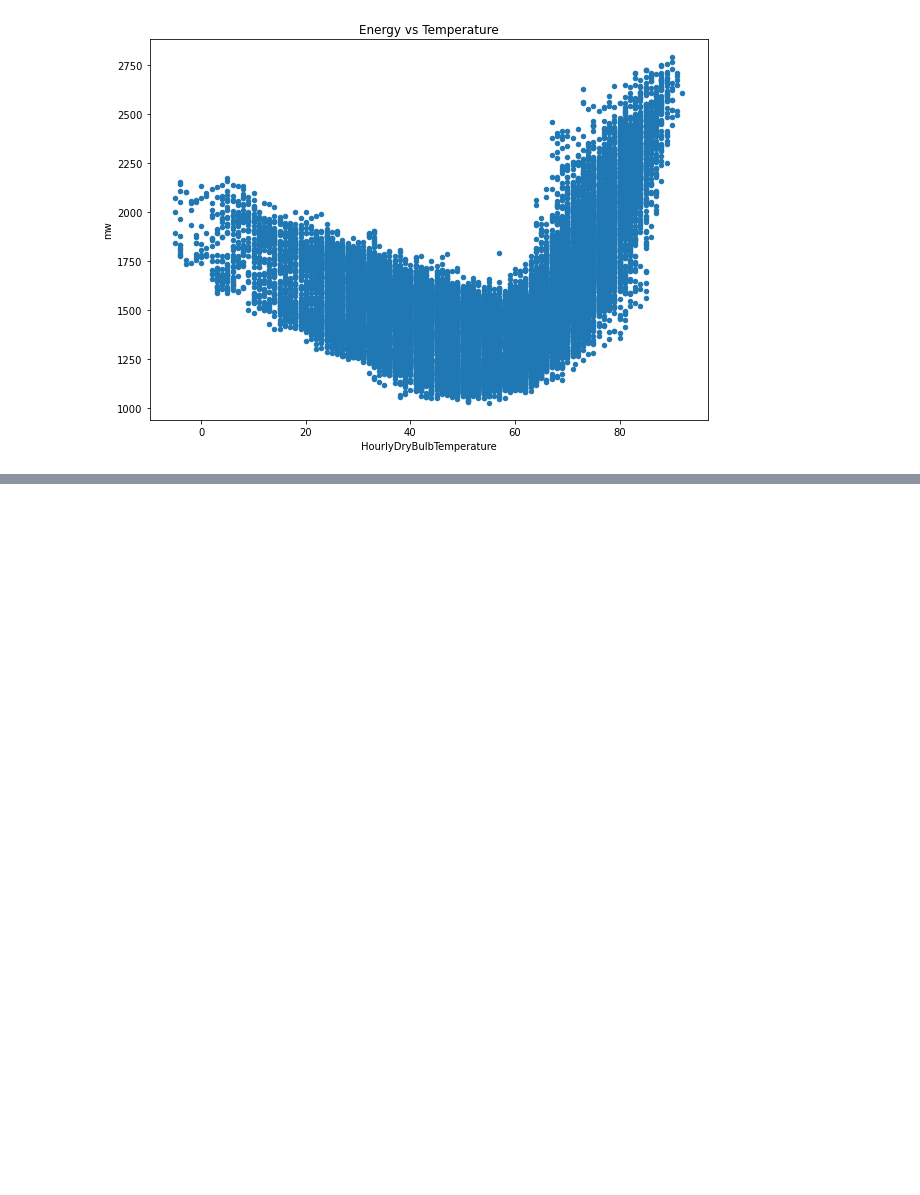
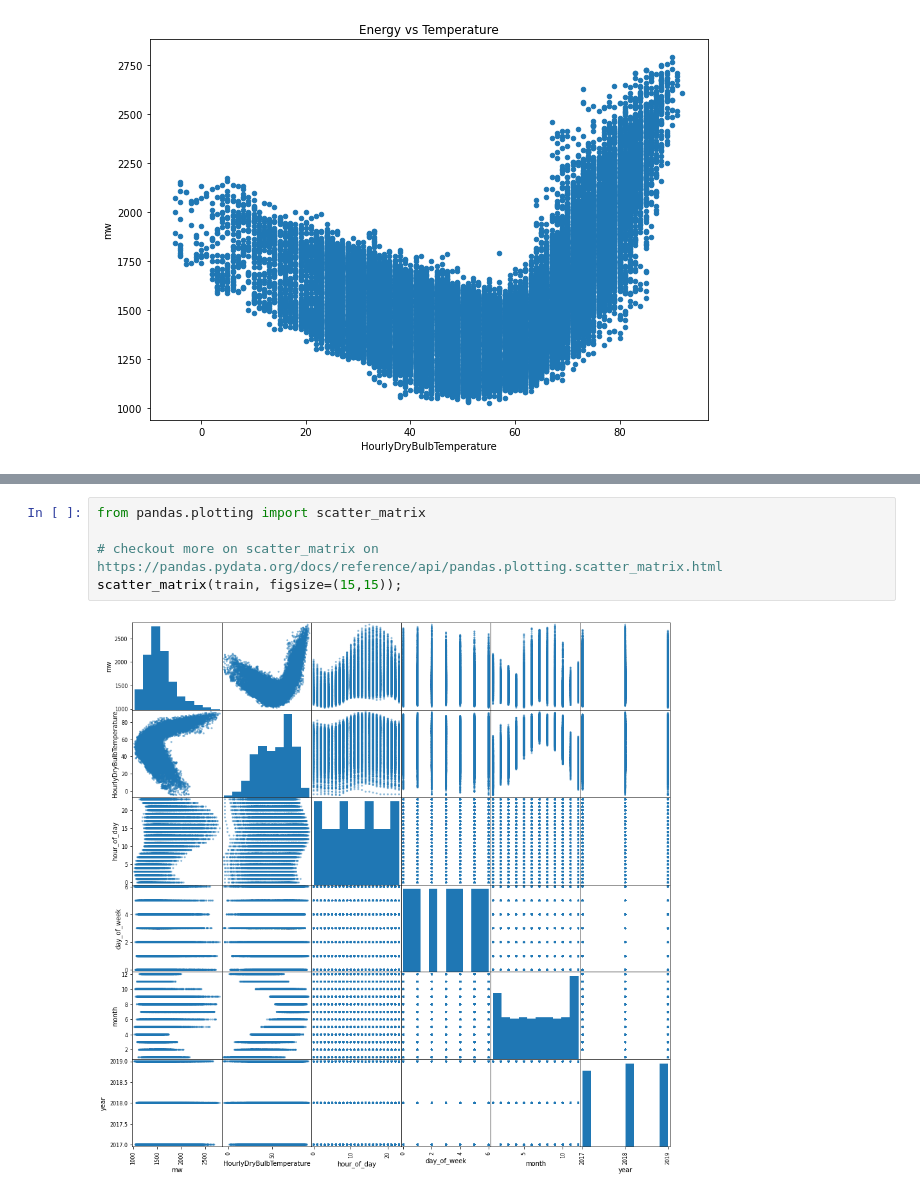
Before and after one commit to okmich/live-manning-projects, a Jupyter notebook: time-series-forecasting-in-python/Milestone_2.ipynb, the cells around one changed output, grey strips where cells are left out. Drawn from its saved outputs; the diff is of its cells as text; blank space fills up the shorter version.

```diff
--- a/time-series-forecasting-in-python/Milestone_2.ipynb
+++ b/time-series-forecasting-in-python/Milestone_2.ipynb
@@ -156,0 +161,7 @@ train.plot.scatter(x='HourlyDryBulbTemperature', y='mw', figsize=(10,7), title='
+# %%
+from pandas.plotting import scatter_matrix
+
+# checkout more on scatter_matrix on https://pandas.pydata.org/docs/reference/api/pandas.plotting.scatter_matrix.html
+scatter_matrix(train, figsize=(15,15));
+# %% [output]
+[figure, added]
```
Also changed, not shown: parts of 3 cells of this notebook, 1 other file.
